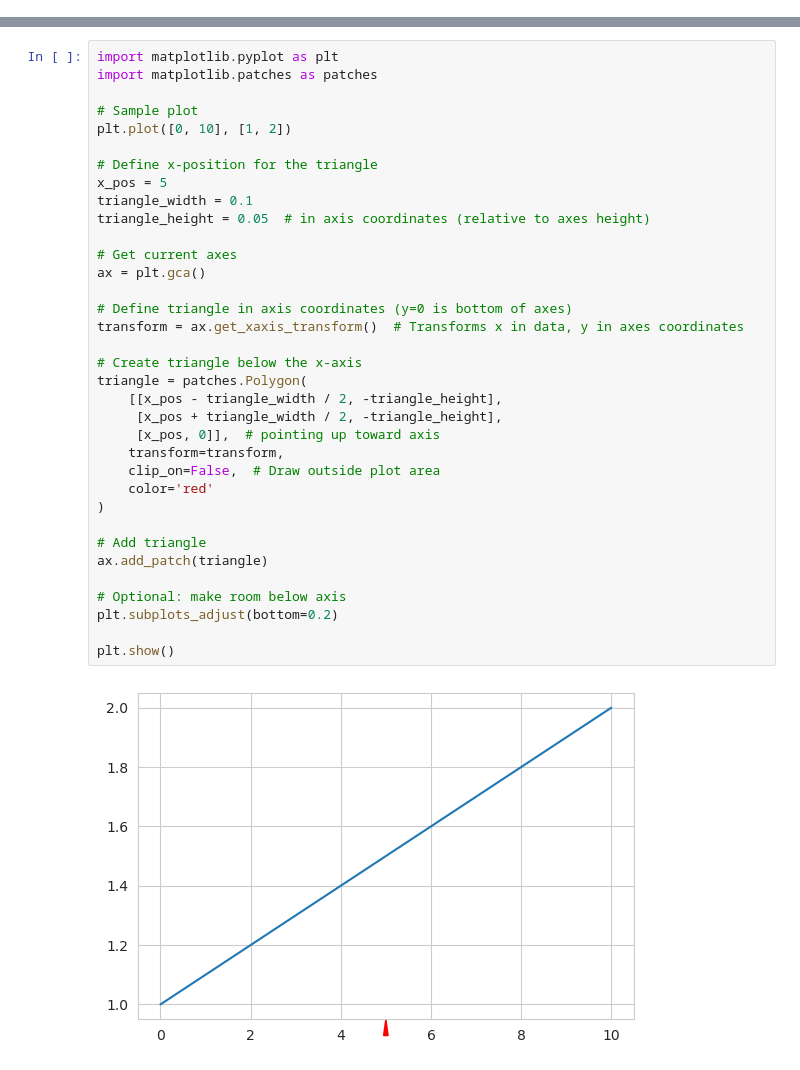
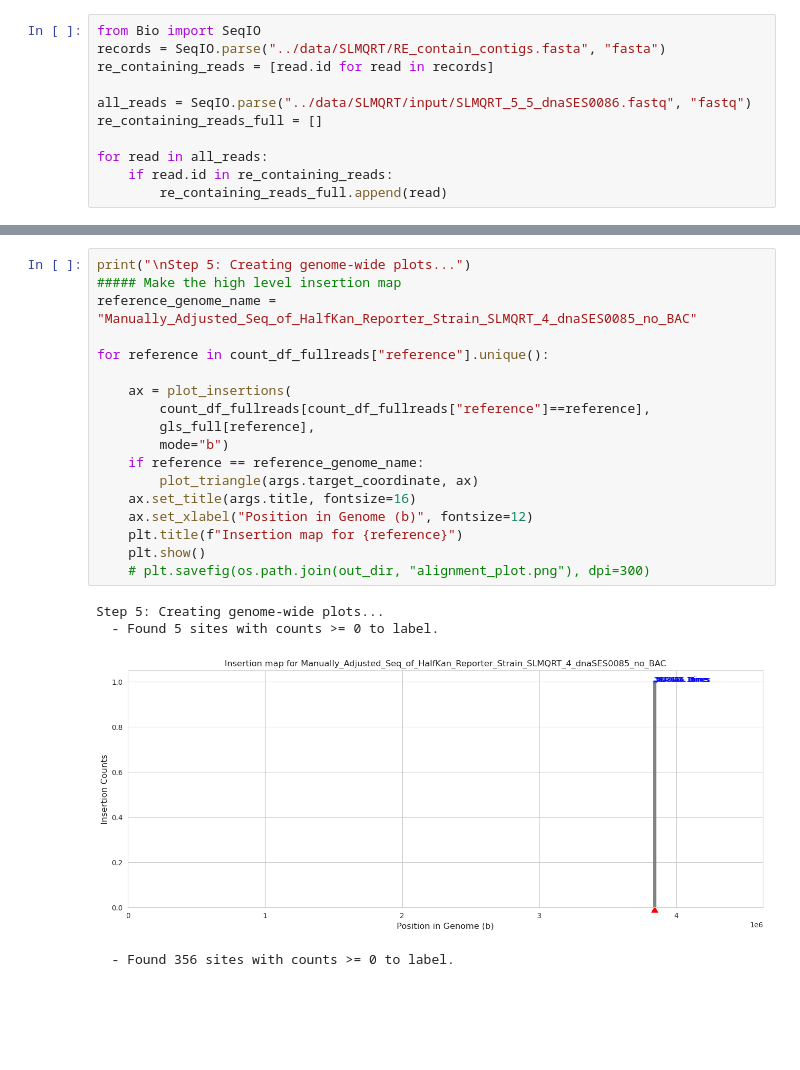
Before and after one commit to cress-lab/is110-insertion-mapping, a Jupyter notebook: notebooks/250708_SLMQRT.ipynb, the cells around one changed output, grey strips where cells are left out. Cells and saved outputs as stored; diff of their text form; blank space fills up the shorter version.

```diff
--- a/notebooks/250708_SLMQRT.ipynb
+++ b/notebooks/250708_SLMQRT.ipynb
@@ -0,0 +405,11 @@
+# %%
+from Bio import SeqIO
+records = SeqIO.parse("../data/SLMQRT/RE_contain_contigs.fasta", "fasta")
+re_containing_reads = [read.id for read in records]
+
+all_reads = SeqIO.parse("../data/SLMQRT/input/SLMQRT_5_5_dnaSES0086.fastq", "fastq")
+re_containing_reads_full = []
+
+for read in all_reads:
+    if read.id in re_containing_reads:
+        re_containing_reads_full.append(read)
@@ -217,37 +543,23 @@ plt.show()
-# %%
-import matplotlib.pyplot as plt
-import matplotlib.patches as patches
-
-# Sample plot
-plt.plot([0, 10], [1, 2])
-
-# Define x-position for the triangle
-x_pos = 5
-triangle_width = 0.1
-triangle_height = 0.05  # in axis coordinates (relative to axes height)
-
-# Get current axes
-ax = plt.gca()
-
-# Define triangle in axis coordinates (y=0 is bottom of axes)
-transform = ax.get_xaxis_transform()  # Transforms x in data, y in axes coordinates
-
-# Create triangle below the x-axis
-triangle = patches.Polygon(
-    [[x_pos - triangle_width / 2, -triangle_height],
-     [x_pos + triangle_width / 2, -triangle_height],
-     [x_pos, 0]],  # pointing up toward axis
-    transform=transform,
-    clip_on=False,  # Draw outside plot area
-    color='red'
-)
-
-# Add triangle
-ax.add_patch(triangle)
-
-# Optional: make room below axis
-plt.subplots_adjust(bottom=0.2)
-
-plt.show()
-# %% [output]
-[figure, removed]
+# %%
+print("\nStep 5: Creating genome-wide plots...")
+##### Make the high level insertion map
+reference_genome_name = "Manually_Adjusted_Seq_of_HalfKan_Reporter_Strain_SLMQRT_4_dnaSES0085_no_BAC"
+
+for reference in count_df_fullreads["reference"].unique():
+
+    ax = plot_insertions(
+        count_df_fullreads[count_df_fullreads["reference"]==reference],
+        gls_full[reference],
+        mode="b")
+    if reference == reference_genome_name:
+        plot_triangle(args.target_coordinate, ax)
+    ax.set_title(args.title, fontsize=16)
+    ax.set_xlabel("Position in Genome (b)", fontsize=12)
+    plt.title(f"Insertion map for {reference}")
+    plt.show()
+    # plt.savefig(os.path.join(out_dir, "alignment_plot.png"), dpi=300)
+# %% [output]
+Step 5: Creating genome-wide plots...
+  - Found 5 sites with counts >= 0 to label.
+[figure, added]
+  - Found 356 sites with counts >= 0 to label.
```
Also changed, not shown: parts of 16 cells of this notebook.
